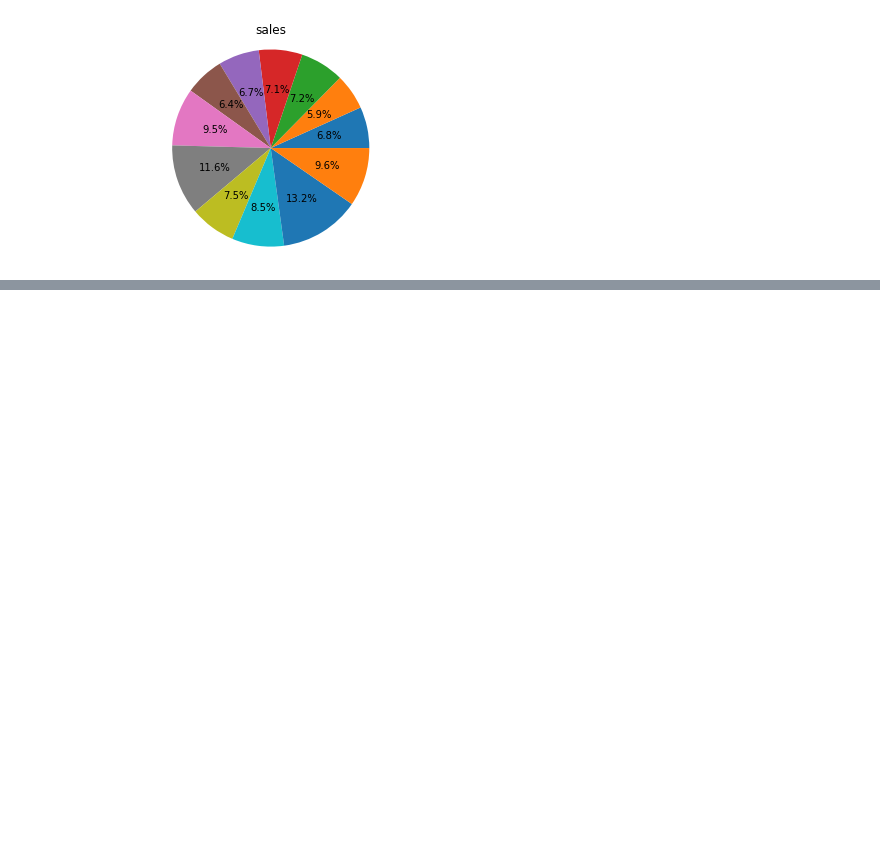
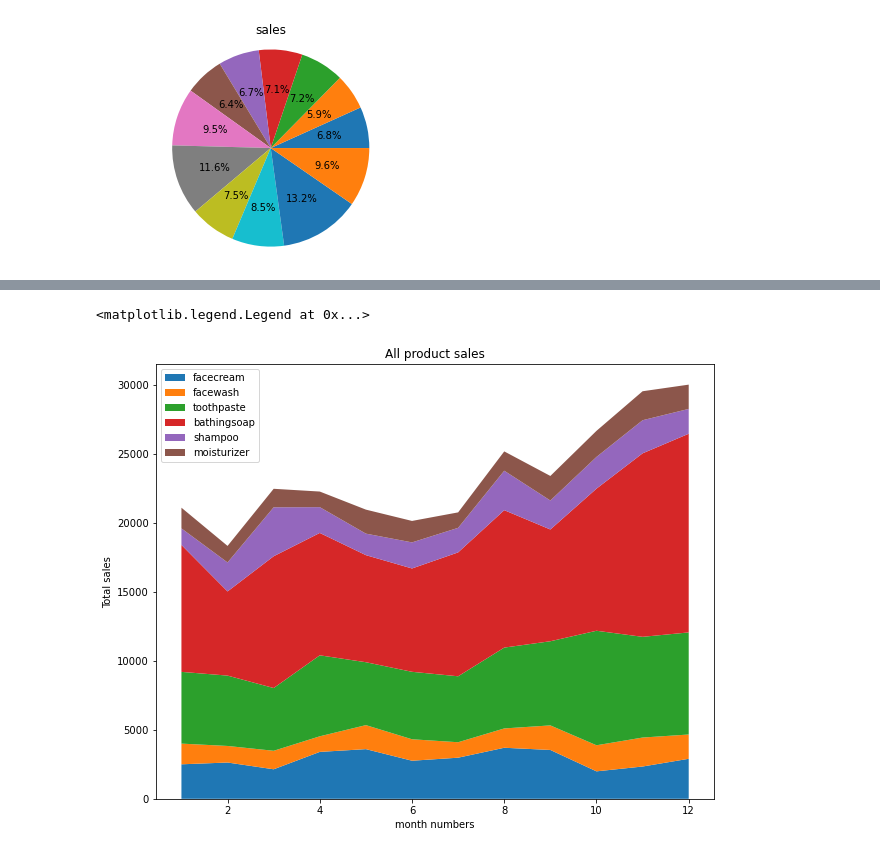
Before and after one commit to sardorick/strive_practice, a Jupyter notebook: 09. Matplotlib/Matplotlib_exercises.ipynb, the cells around one changed output, grey strips where cells are left out. Cells and saved outputs as stored; diff of their text form; code cells hidden in the pictures; blank space fills up the shorter version.

```diff
--- a/09. Matplotlib/Matplotlib_exercises.ipynb
+++ b/09. Matplotlib/Matplotlib_exercises.ipynb
@@ -215,0 +223,17 @@ data.head()
+# %%
+# Write your code here
+fig, ax = plt.subplots(figsize=(10,8))
+labels = 'facecream', 'facewash', 'toothpaste', 'bathingsoap', 'shampoo', 'moisturizer'
+plt.stackplot(df['month_number'], df['facecream'], df['facewash'], df['toothpaste'], df['bathingsoap'], df['shampoo'], df['moisturizer'], labels=labels)
+# plt.stackplot(df['month_number'],  color = 'blue')
+# plt.stackplot(df['month_number'], color = 'red')
+# plt.stackplot(df['month_number'], , color = 'black')
+# ax.stackplot(df['month_number'], df['shampoo'], color = 'green')
+# ax.stackplot(df['month_number'], , color = 'lime')
+plt.xlabel('month numbers')
+plt.ylabel('Total sales')
+plt.title('All product sales')
+plt.legend(loc="upper left")
+# %% [output]
+<matplotlib.legend.Legend at 0x...>
+[figure, added]
```
Also changed, not shown: parts of 4 cells of this notebook.
